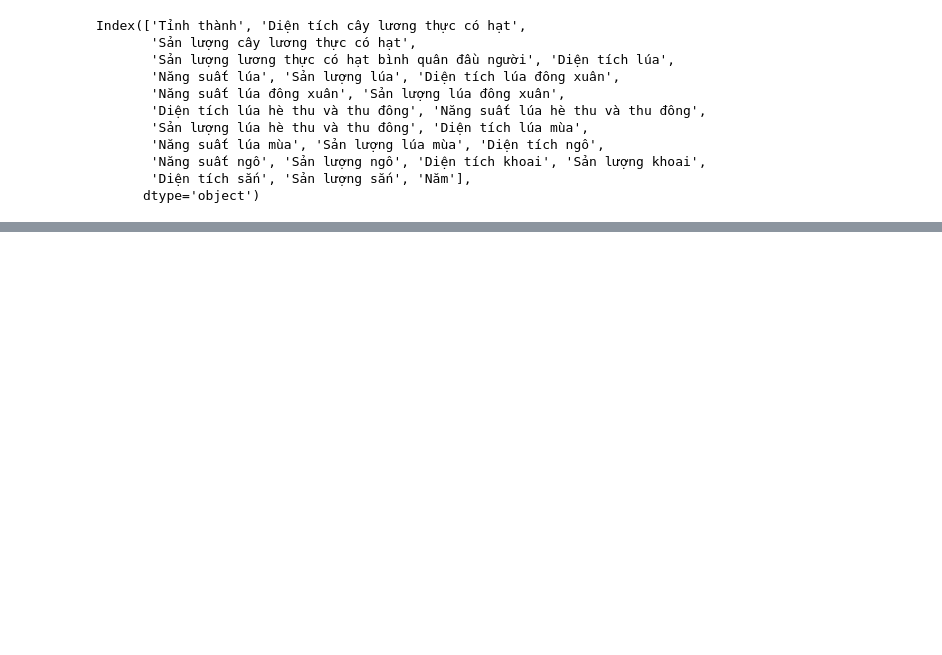
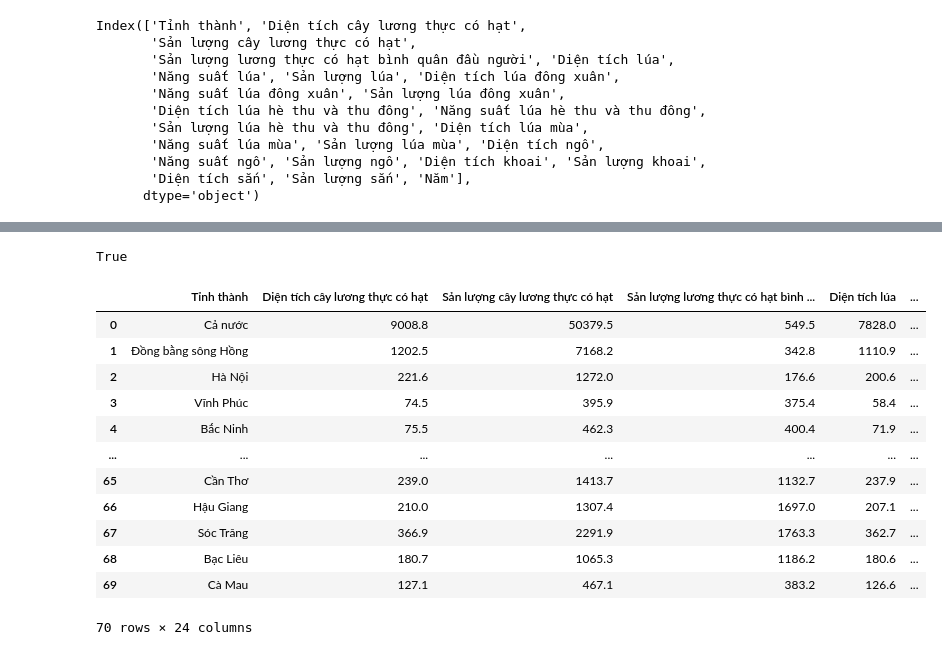
Before and after one commit to khiemdzvl/DataVS_final_lab, a Jupyter notebook: preprocessing data/preprocessing_data.ipynb, the cells around one changed output, grey strips where cells are left out. Drawn from its saved outputs; the diff is of its cells as text; code cells hidden in the pictures; blank space fills up the shorter version.

```diff
--- a/preprocessing data/preprocessing_data.ipynb
+++ b/preprocessing data/preprocessing_data.ipynb
@@ -627,0 +700,24 @@ df.to_csv('preprocessed_data.csv', index=False)
+# %%
+nam2008['Tỉnh thành'][38]==nam2015['Tỉnh thành'][38]
+# %% [output]
+True
+# %%
+for i in range(len(nam2015['Tỉnh thành'])):
+    if nam2015['Tỉnh thành'][i] != nam2008['Tỉnh thành'][i]:
+        nam2015.loc[i, 'Tỉnh thành'] = nam2008['Tỉnh thành'][i]
+# %%
+nam2015
+# %% [output]
+|  | Tỉnh thành | Diện tích cây lương thực có hạt | Sản lượng cây lương thực có hạt | Sản lượng lương thực có hạt bình ... | Diện tích lúa | ... |
+| 0 | Cả nước | 9008.8 | 50379.5 | 549.5 | 7828.0 | ... |
+| 1 | Đồng bằng sông Hồng | 1202.5 | 7168.2 | 342.8 | 1110.9 | ... |
+| 2 | Hà Nội | 221.6 | 1272.0 | 176.6 | 200.6 | ... |
+| 3 | Vĩnh Phúc | 74.5 | 395.9 | 375.4 | 58.4 | ... |
+| 4 | Bắc Ninh | 75.5 | 462.3 | 400.4 | 71.9 | ... |
+| ... | ... | ... | ... | ... | ... | ... |
+| 65 | Cần Thơ | 239.0 | 1413.7 | 1132.7 | 237.9 | ... |
+| 66 | Hậu Giang | 210.0 | 1307.4 | 1697.0 | 207.1 | ... |
+| 67 | Sóc Trăng | 366.9 | 2291.9 | 1763.3 | 362.7 | ... |
+| 68 | Bạc Liêu | 180.7 | 1065.3 | 1186.2 | 180.6 | ... |
+| 69 | Cà Mau | 127.1 | 467.1 | 383.2 | 126.6 | ... |
+70 rows × 24 columns
```
Also changed, not shown: parts of 10 cells of this notebook, 1 other file.
